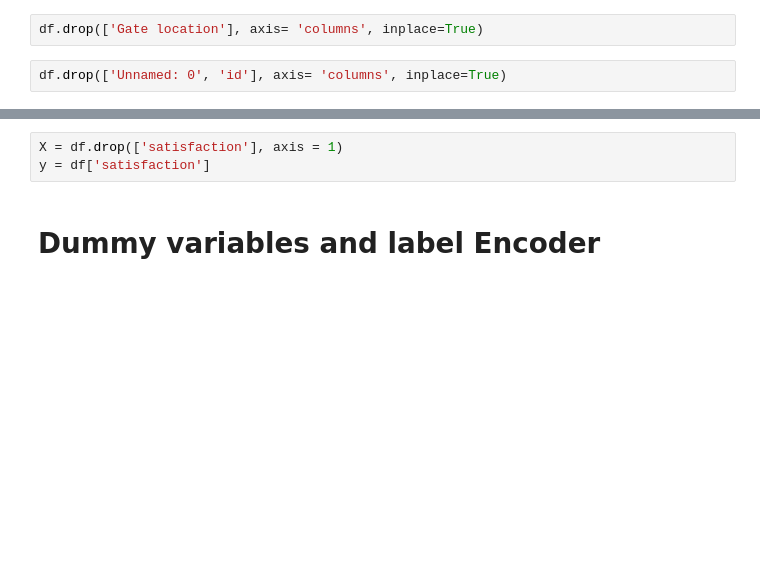
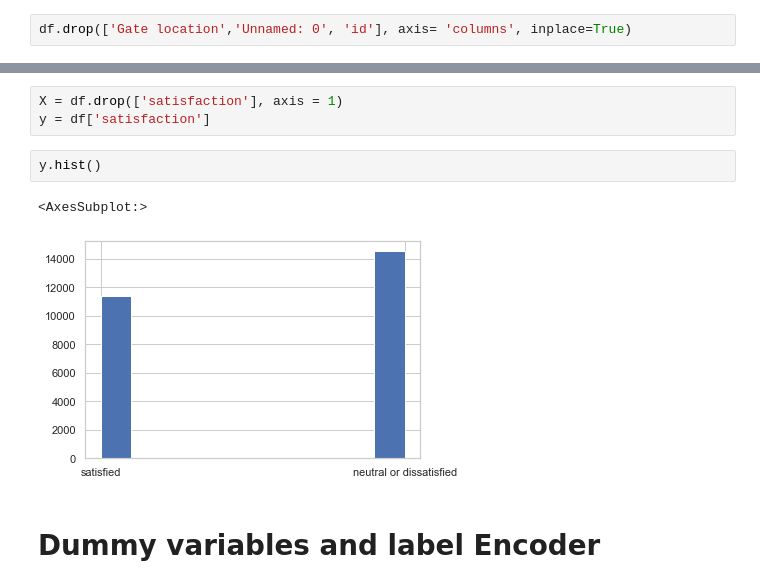
Before and after one commit to NjoodMoh/Classification-Logistic-Regression-, a Jupyter notebook: Airlines Satisfaction .ipynb, the cells around one changed output, grey strips where cells are left out. Drawn from its saved outputs; the diff is of its cells as text; blank space fills up the shorter version.

```diff
--- a/Airlines Satisfaction .ipynb
+++ b/Airlines Satisfaction .ipynb
@@ -93,9 +113,7 @@ memory usage: 5.0+ MB
 # %% [markdown]
 # <a name='dataformating' > Data Formating & Features Engineering</a>
 # %%
-df.drop(['Gate location'], axis= 'columns', inplace=True)
+df.drop(['Gate location','Unnamed: 0', 'id'], axis= 'columns', inplace=True)
-# %%
-df.drop(['Unnamed: 0', 'id'], axis= 'columns', inplace=True)
 # %%
 df.info()
 # %% [output]
@@ -187,6 +205,11 @@ dtype: int64
 # %%
 X = df.drop(['satisfaction'], axis = 1)
 y = df['satisfaction']
+# %%
+y.hist()
+# %% [output]
+<AxesSubplot:>
+[figure, added]
 # %% [markdown]
 # <a name='Ques' > Dummy variables and label Encoder</a>
 # %%
```
Also changed, not shown: parts of 56 cells of this notebook.
